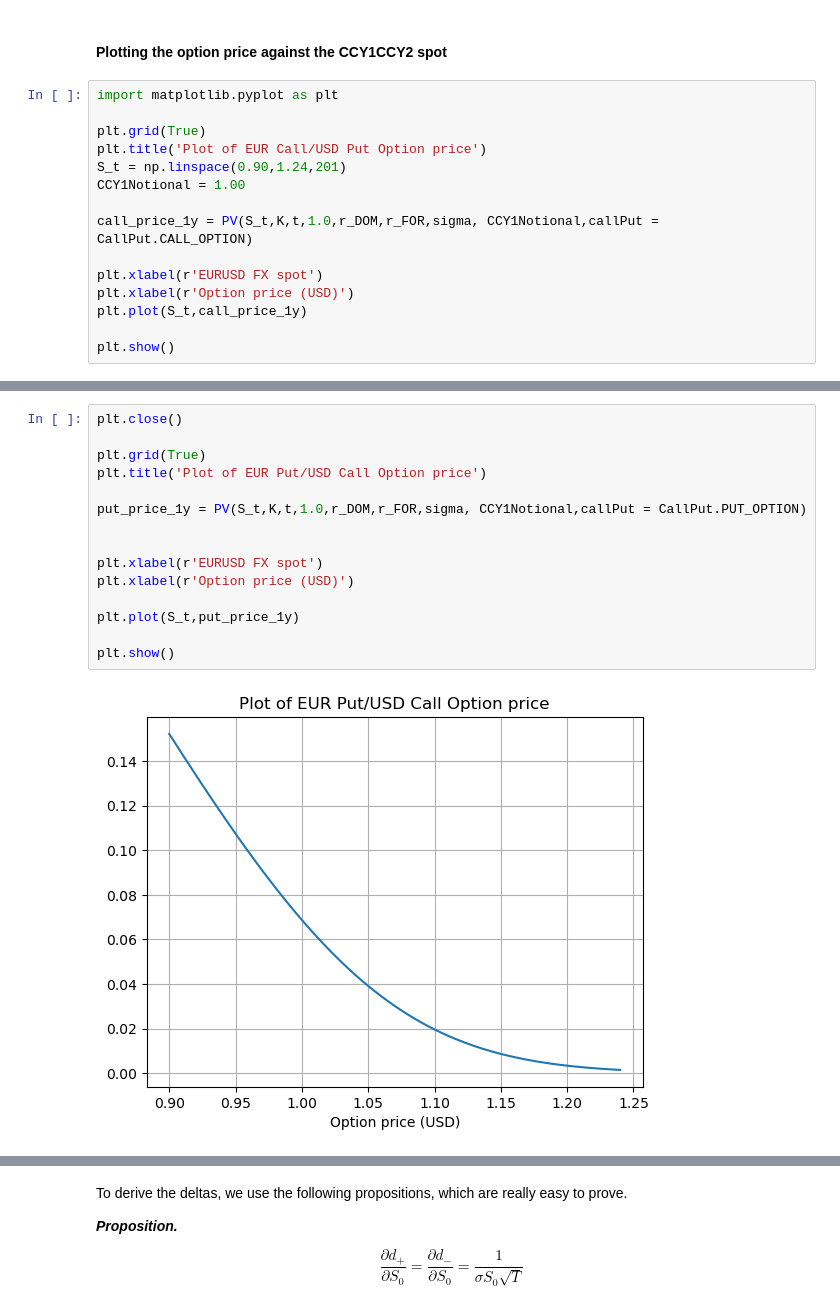
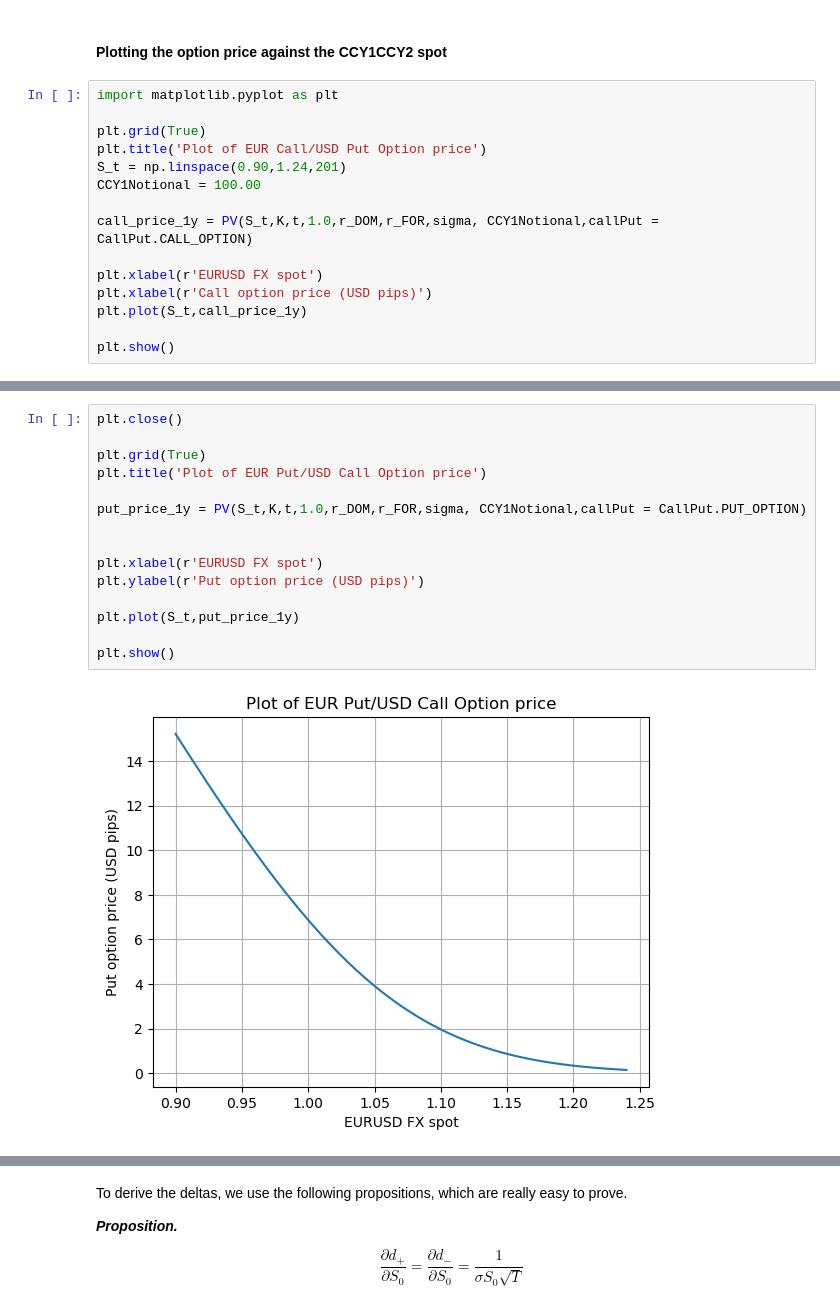
Before and after one commit to quantophile/blog, a Jupyter notebook: mathsummaries/notebooks/Exploring Option Greeks.ipynb, the cells around one changed output, grey strips where cells are left out. Drawn from its saved outputs; the diff is of its cells as text.

Commit message:
option-greeks

```diff
--- a/mathsummaries/notebooks/Exploring Option Greeks.ipynb
+++ b/mathsummaries/notebooks/Exploring Option Greeks.ipynb
@@ -110,12 +133,12 @@ import matplotlib.pyplot as plt
 plt.grid(True)
 plt.title('Plot of EUR Call/USD Put Option price')
 S_t = np.linspace(0.90,1.24,201)
-CCY1Notional = 1.00
+CCY1Notional = 100.00
 
 call_price_1y = PV(S_t,K,t,1.0,r_DOM,r_FOR,sigma, CCY1Notional,callPut = CallPut.CALL_OPTION)
 
 plt.xlabel(r'EURUSD FX spot')
-plt.xlabel(r'Option price (USD)')
+plt.xlabel(r'Call option price (USD pips)')
 plt.plot(S_t,call_price_1y)
 
 plt.show()
@@ -124,17 +147,17 @@ plt.show()
 # %%
 plt.close()
 
 plt.grid(True)
 plt.title('Plot of EUR Put/USD Call Option price')
 
 put_price_1y = PV(S_t,K,t,1.0,r_DOM,r_FOR,sigma, CCY1Notional,callPut = CallPut.PUT_OPTION)
 
 
 plt.xlabel(r'EURUSD FX spot')
-plt.xlabel(r'Option price (USD)')
+plt.ylabel(r'Put option price (USD pips)')
 
 plt.plot(S_t,put_price_1y)
 
 plt.show()
 # %% [output]
-[figure, old version]
+[figure, new version]
```
Also changed, not shown: parts of 25 cells of this notebook, 4 other files.
